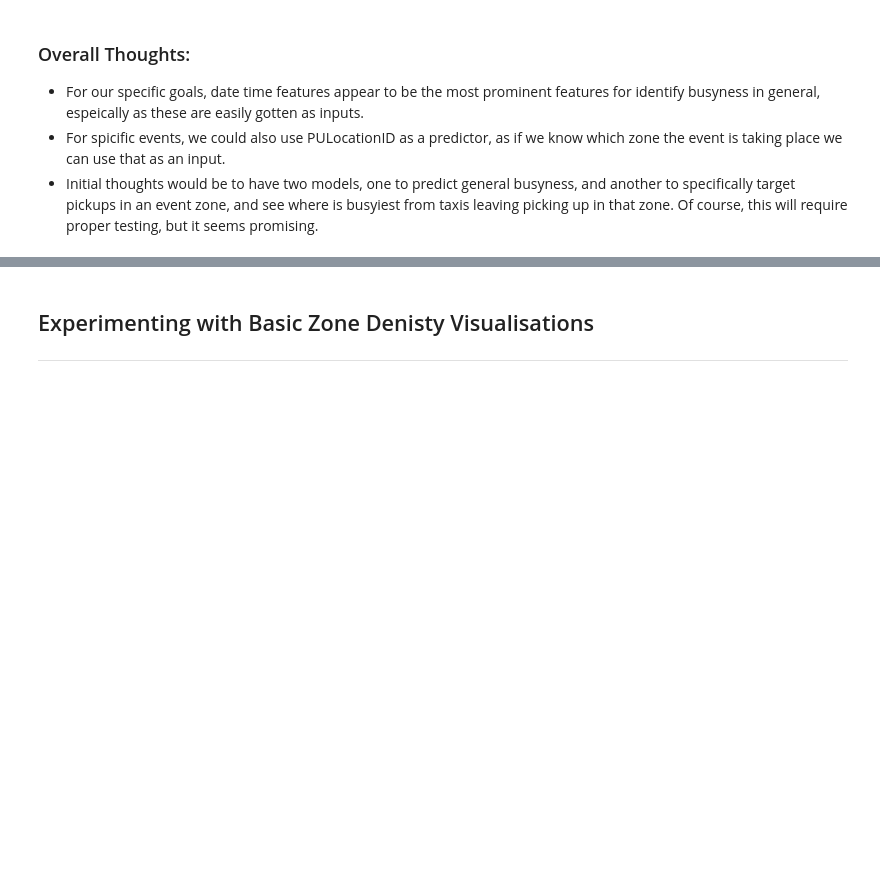
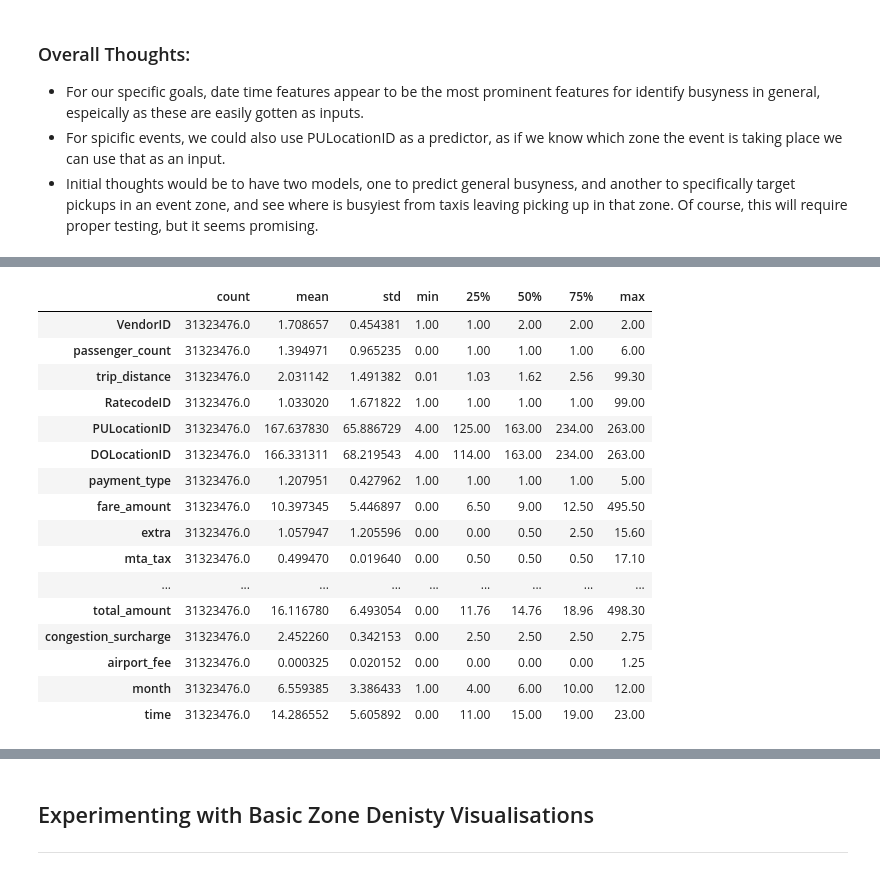
Before and after one commit to slurmsmarcenzie/COMP47360-Research-Practicum, a Jupyter notebook: Preliminary_Data_Exploration.ipynb, the cells around one changed output, grey strips where cells are left out. Saved outputs shown, nothing was run; the diff lists cells and outputs as text; code cells hidden in the pictures; blank space fills up the shorter version.

```diff
--- a/Preliminary_Data_Exploration.ipynb
+++ b/Preliminary_Data_Exploration.ipynb
@@ -738,0 +757,3 @@ Based upon the initial data exploraiton, we have come up with the following data
+# %%
+rows_to_remove = passenger_count_test.index
+df = df.drop(rows_to_remove)
@@ -738,0 +762,3 @@ Based upon the initial data exploraiton, we have come up with the following data
+# %%
+df = df[df['trip_distance'] < 100]
+df = df[df['trip_distance'] > 0]
@@ -738,0 +767,10 @@ Based upon the initial data exploraiton, we have come up with the following data
+# %%
+df = df[df['fare_amount'] >= 0]
+df = df[df['extra'] >= 0]
+df = df[df['mta_tax'] >= 0]
+df = df[df['tip_amount'] >= 0]
+df = df[df['tolls_amount'] >= 0]
+df = df[df['improvement_surcharge'] >= 0]
+df = df[df['total_amount'] >= 0]
+df = df[df['congestion_surcharge'] >= 0]
+df = df[df['airport_fee'] >= 0]
@@ -738,0 +779,3 @@ Based upon the initial data exploraiton, we have come up with the following data
+# %%
+df = df[df['fare_amount'] <= 500]
+df = df[df['total_amount'] <= 500]
@@ -738,0 +821,20 @@ Based upon the initial data exploraiton, we have come up with the following data
+# %%
+df.describe().T
+# %% [output]
+|  | count | mean | std | min | 25% | 50% | 75% | max |
+| VendorID | 31323476.0 | 1.708657 | 0.454381 | 1.00 | 1.00 | 2.00 | 2.00 | 2.00 |
+| passenger_count | 31323476.0 | 1.394971 | 0.965235 | 0.00 | 1.00 | 1.00 | 1.00 | 6.00 |
+| trip_distance | 31323476.0 | 2.031142 | 1.491382 | 0.01 | 1.03 | 1.62 | 2.56 | 99.30 |
+| RatecodeID | 31323476.0 | 1.033020 | 1.671822 | 1.00 | 1.00 | 1.00 | 1.00 | 99.00 |
+| PULocationID | 31323476.0 | 167.637830 | 65.886729 | 4.00 | 125.00 | 163.00 | 234.00 | 263.00 |
+| DOLocationID | 31323476.0 | 166.331311 | 68.219543 | 4.00 | 114.00 | 163.00 | 234.00 | 263.00 |
+| payment_type | 31323476.0 | 1.207951 | 0.427962 | 1.00 | 1.00 | 1.00 | 1.00 | 5.00 |
+| fare_amount | 31323476.0 | 10.397345 | 5.446897 | 0.00 | 6.50 | 9.00 | 12.50 | 495.50 |
+| extra | 31323476.0 | 1.057947 | 1.205596 | 0.00 | 0.00 | 0.50 | 2.50 | 15.60 |
+| mta_tax | 31323476.0 | 0.499470 | 0.019640 | 0.00 | 0.50 | 0.50 | 0.50 | 17.10 |
+| ... | ... | ... | ... | ... | ... | ... | ... | ... |
+| total_amount | 31323476.0 | 16.116780 | 6.493054 | 0.00 | 11.76 | 14.76 | 18.96 | 498.30 |
+| congestion_surcharge | 31323476.0 | 2.452260 | 0.342153 | 0.00 | 2.50 | 2.50 | 2.50 | 2.75 |
+| airport_fee | 31323476.0 | 0.000325 | 0.020152 | 0.00 | 0.00 | 0.00 | 0.00 | 1.25 |
+| month | 31323476.0 | 6.559385 | 3.386433 | 1.00 | 4.00 | 6.00 | 10.00 | 12.00 |
+| time | 31323476.0 | 14.286552 | 5.605892 | 0.00 | 11.00 | 15.00 | 19.00 | 23.00 |
```
Also changed, not shown: parts of 26 cells of this notebook.
